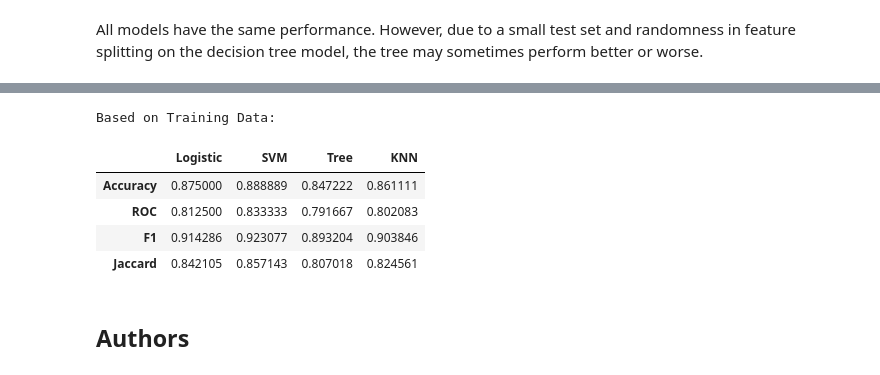
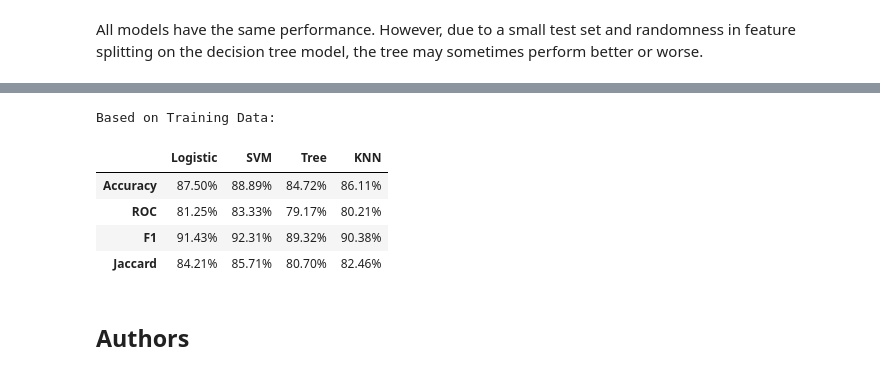
Before and after one commit to andyc58/Coursera-Labs, a Jupyter notebook: Coursera/IBM Data Science Professional Certification/Capstone/SpaceX_Machine_Learning_Prediction_Part_5.jupyterlite.ipynb, the cells around one changed output, grey strips where cells are left out. Drawn from its saved outputs; the diff is of its cells as text; code cells hidden in the pictures.

```diff
--- a/Coursera/IBM Data Science Professional Certification/Capstone/SpaceX_Machine_Learning_Prediction_Part_5.jupyterlite.ipynb
+++ b/Coursera/IBM Data Science Professional Certification/Capstone/SpaceX_Machine_Learning_Prediction_Part_5.jupyterlite.ipynb
@@ -371,18 +371,22 @@ Based on Test Data:
 # %%
 model_scores = {}
 for model, name in zip(models, model_names):
     model_scores[name] = get_scores(model, X_train, Y_train)
 
 print('Based on Training Data:')
 score_data_train = pd.DataFrame(model_scores)
-score_data_train
+score_data_train.style.format("{:.2%}")
+
+# score_data_train.plot(kind='bar')
+# plt.ylabel('Score'); plt.xlabel('Metric')
+# plt.legend(loc='upper left',bbox_to_anchor=(1, 1), title = "Model")
 # %% [output]
 Based on Training Data:
 |  | Logistic | SVM | Tree | KNN |
-| Accuracy | 0.875000 | 0.888889 | 0.847222 | 0.861111 |
-| ROC | 0.812500 | 0.833333 | 0.791667 | 0.802083 |
-| F1 | 0.914286 | 0.923077 | 0.893204 | 0.903846 |
-| Jaccard | 0.842105 | 0.857143 | 0.807018 | 0.824561 |
+| Accuracy | 87.50% | 88.89% | 84.72% | 86.11% |
+| ROC | 81.25% | 83.33% | 79.17% | 80.21% |
+| F1 | 91.43% | 92.31% | 89.32% | 90.38% |
+| Jaccard | 84.21% | 85.71% | 80.70% | 82.46% |
 # %% [markdown]
 ## Authors
 # %% [markdown]
```
Also changed, not shown: parts of 1 cell of this notebook, 3 other files.
